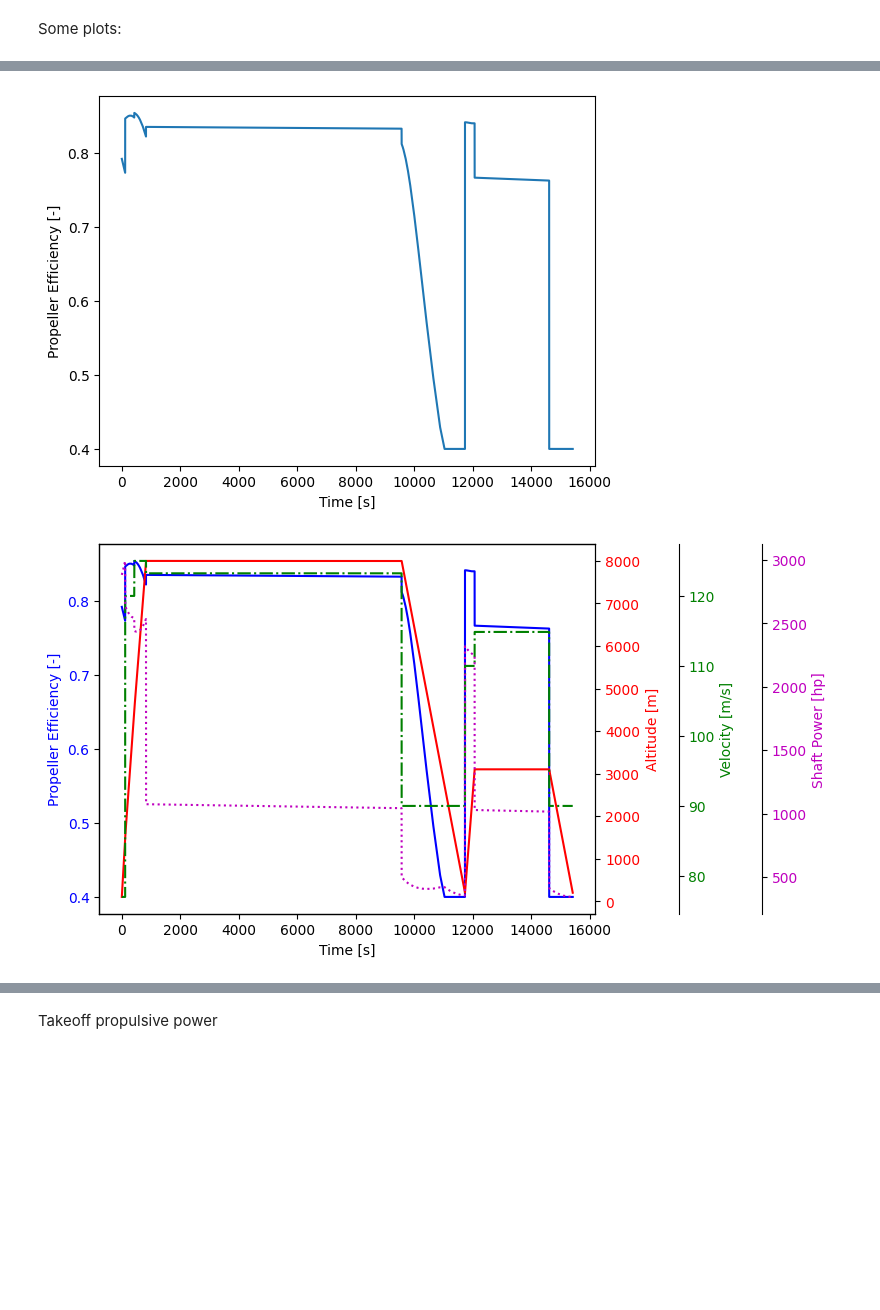
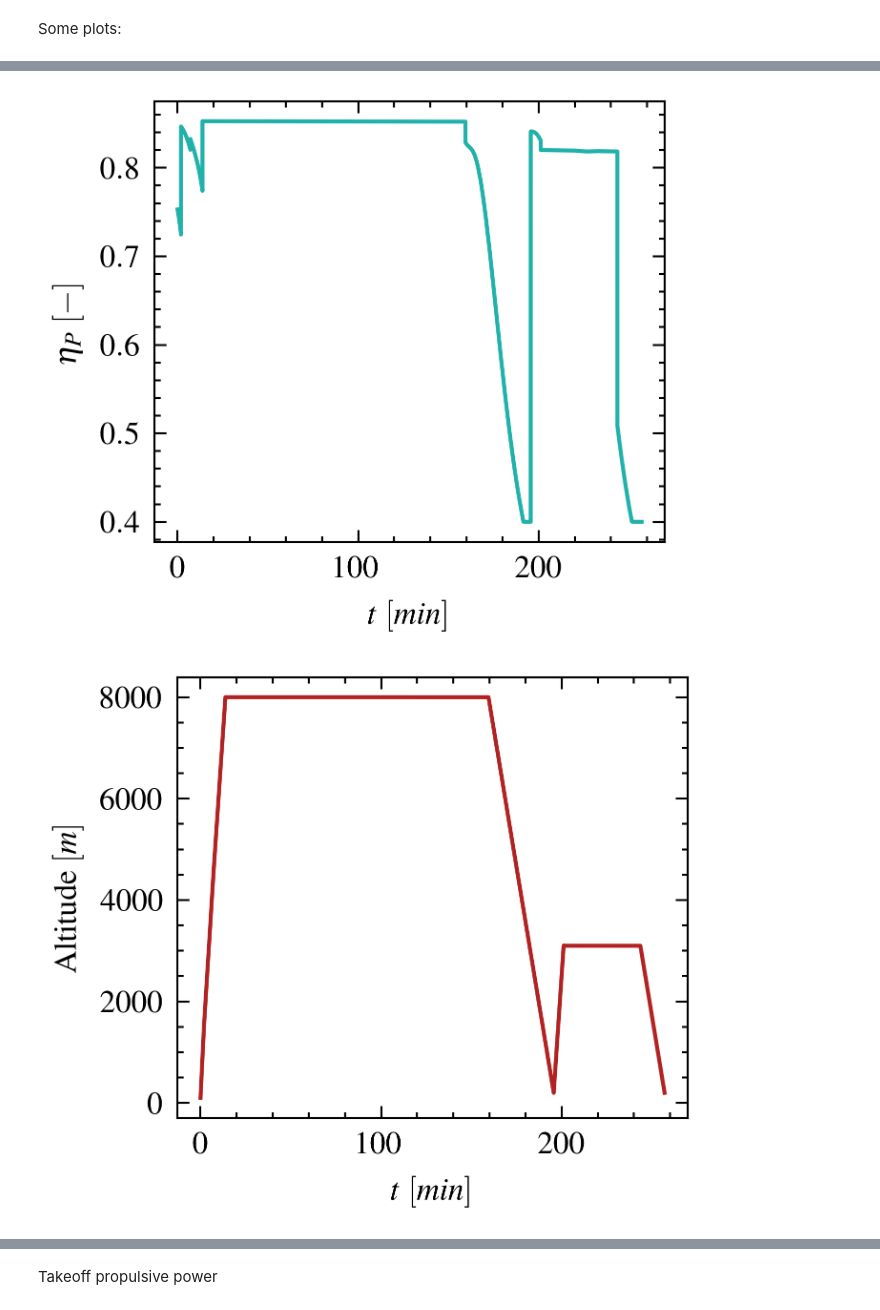
Before and after one commit to rmalpica/PhlyGreen, a Jupyter notebook: trunk/tutorial/tester.ipynb, the cells around one changed output, grey strips where cells are left out. Cells and saved outputs as stored; diff of their text form; code cells hidden in the pictures; blank space fills up the shorter version.

```diff
--- a/trunk/tutorial/tester.ipynb
+++ b/trunk/tutorial/tester.ipynb
@@ -89,11 +92,14 @@ EnergyInput = {'Ef': 43.5*10**6,
                    }
 # %%
 CellInput = {
-    'Class': "I",
+    'Class': "II",
     'Model':'Finger-Cell-Thermal',
     'SpecificPower': 8000,
     'SpecificEnergy': 1500,
     'Minimum SOC': 0.2,
+    'Pack Voltage':800,
+    'Initial temperature': 25,
+    'Max operative temperature':50,
     'Ebat': 1000 * 3600, # PhlyGreen uses this input only if Class == 'I'
     'pbat': 1000
     }
@@ -129,7 +135,7 @@ myaircraft.MissionInput = MissionInput
 myaircraft.MissionStages = MissionStages
 myaircraft.DiversionStages = DiversionStages
 myaircraft.EnergyInput = EnergyInput
-myaircraft.CellModel = CellInput
+myaircraft.CellInput = CellInput
 myaircraft.WellToTankInput = WellToTankInput
 myaircraft.ClimateImpactInput = ClimateImpactInput
 myaircraft.PropellerInput = PropellerInput
@@ -157,7 +163,7 @@ myaircraft.aerodynamics.SetInput()
 myaircraft.powertrain.SetInput()
 
 # Initialize Weight Estimator
-myaircraft.weight.Class = 'II'
+myaircraft.weight.Class = 'I'
 
 from FLOPS_input import FLOPS_input
 myaircraft.FLOPSInput = FLOPS_input
@@ -289,11 +313,22 @@ Ef    = np.array([])
 Ebat  = np.array([])
 beta  = np.array([])
 soc   = np.array([])
+temp  = np.array([])
 for array in mission.integral_solution:
     times = np.concatenate([times, array.t])
     Ef    = np.concatenate([Ef   , array.y[0]])
     # Ebat  = np.concatenate([Ebat , array.y[1]])
     beta  = np.concatenate([beta , array.y[2]])
+    temp  = np.concatenate([temp, array.y[-1]])
 
 print(len(beta))
+
+toplot = np.array(mission.plottingVars)
+soc   = toplot[:, 1]
+v_oc  = toplot[:, 2]
+v_out = toplot[:, 3]
+curr  = toplot[:, 4]
+temp  = toplot[:, 5]
+atemp = toplot[:, 6]
+alt   = toplot[:, 7]
 # %% [output]
@@ -317,38 +385,52 @@ PropEff = np.array(PropEff)
 
 PropEff[(PropEff > 1.0) | (PropEff < 0.4)] = 0.4
 
-plt.plot(times, PropEff)
-plt.xlabel('Time [s]')
-plt.ylabel('Propeller Efficiency [-]')
+plt.figure(figsize=[2.3,2])
+plt.plot(times/60, PropEff,color='lightseagreen')
+plt.xlabel(r'$t \; [min]$')
+plt.ylabel(r'$\eta_P \; [-]$')
+plt.savefig('Prop_eff.png', dpi=600, bbox_inches='tight')
 
+
+plt.figure(figsize=[2.3,2])
+plt.plot(times/60, mission.profile.Altitude(times),color='firebrick')
+plt.xlabel(r'$t \; [min]$')
+plt.ylabel(r'Altitude$ \; [m]$')
+plt.savefig('Altitude.png', dpi=600, bbox_inches='tight')
+
+plt.figure(figsize=[2.3,2])
+plt.plot(times/60, ShaftPower,color='goldenrod')
+plt.xlabel(r'$t \; [min]$')
+plt.ylabel(r'$P_{sh} \; [hp]$')
+plt.savefig('ShaftPower.png', dpi=600, bbox_inches='tight')
 
 
 # Create figure and first axis
 fig, ax1 = plt.subplots()
 
 # Plot first variable
 ax1.plot(times, PropEff, 'b-')
-ax1.set_xlabel('Time [s]')
-ax1.set_ylabel('Propeller Efficiency [-]', color='b')
+ax1.set_xlabel(r'$t \; [s]$')
+ax1.set_ylabel(r'$\eta_P \; [-]$', color='b')
 ax1.tick_params(axis='y', labelcolor='b')
 
 # Create second y-axis
 ax2 = ax1.twinx()
 ax2.plot(times, mission.profile.Altitude(times), 'r')
 ax2.set_ylabel("Altitude [m]", color='r')
 ax2.tick_params(axis='y', labelcolor='r')
 
 ax3 = ax1.twinx()
 ax3.spines["right"].set_position(("outward", 60))  # Offset the third axis
 ax3.plot(times, Velocity, 'g-.')
 ax3.set_ylabel("Velocity [m/s]", color='g')
 ax3.tick_params(axis='y', labelcolor='g')
 
 ax4 = ax1.twinx()
 ax4.spines["right"].set_position(("outward", 120))  # Offset fourth axis further
 ax4.plot(times, ShaftPower, 'm:', label="cos(x)")
 ax4.set_ylabel("Shaft Power [hp]", color='m')
 ax4.tick_params(axis='y', labelcolor='m')
 # %% [output]
-[figure, old version]
+[figure, new version]
-[figure, old version]
+[figure, new version]
```
Also changed, not shown: parts of 16 cells of this notebook, 12 other files.
